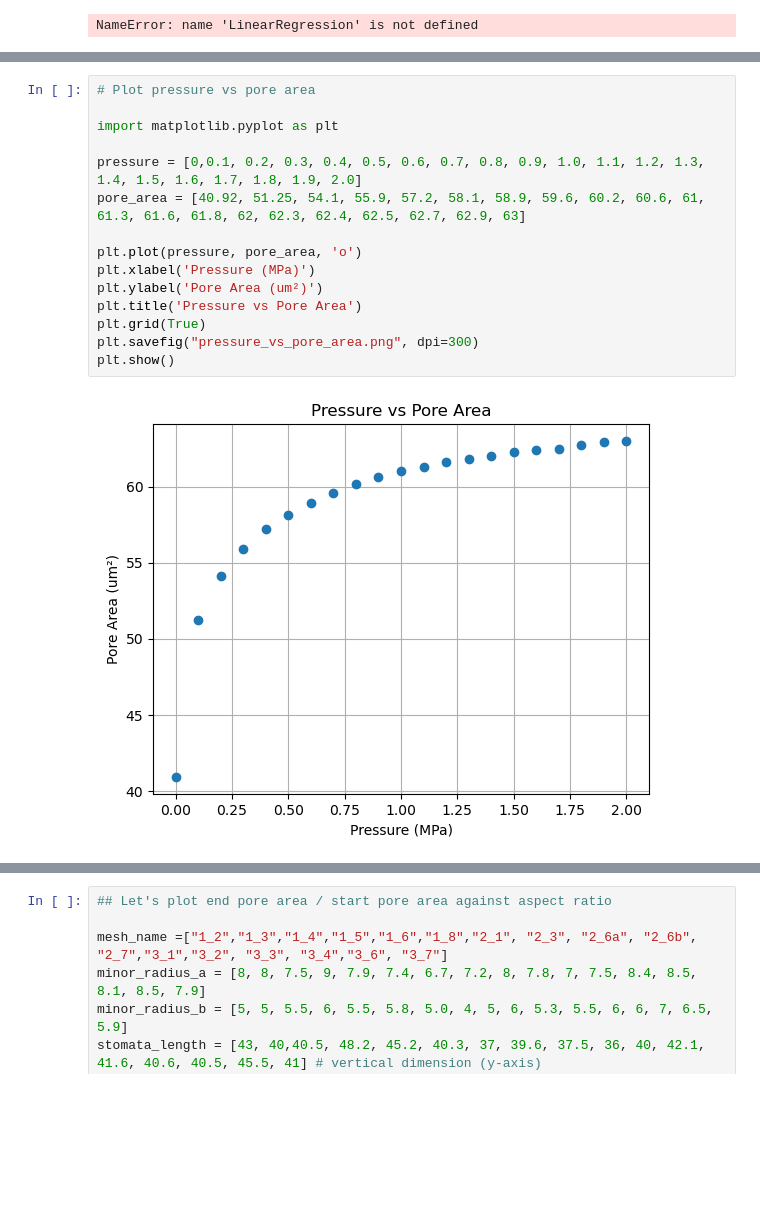
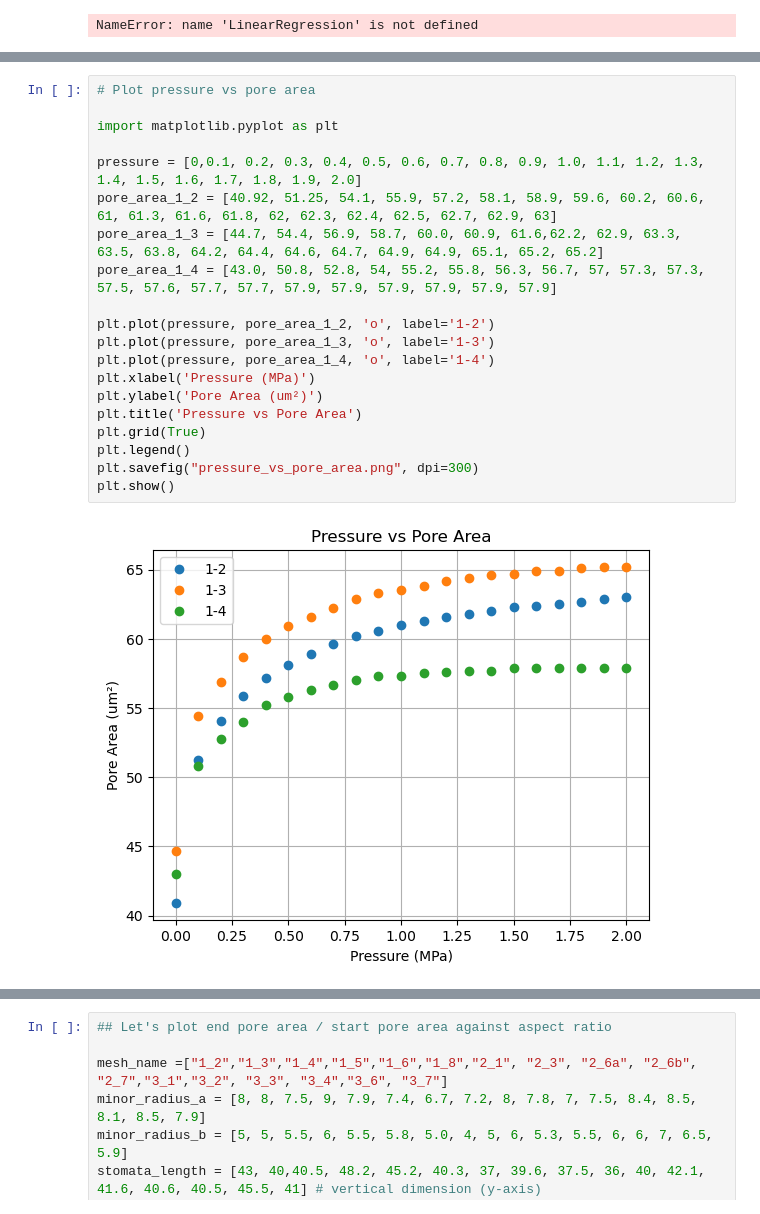
Before and after one commit to mtomtom/onion-stomatal-geometry, a Jupyter notebook: output/results.ipynb, the cells around one changed output, grey strips where cells are left out. Cells and saved outputs as stored; diff of their text form; blank space fills up the shorter version.

```diff
--- a/output/results.ipynb
+++ b/output/results.ipynb
@@ -1057,20 +1074,25 @@ NameError: name 'LinearRegression' is not defined
 # %%
 # Plot pressure vs pore area
 
 import matplotlib.pyplot as plt
 
 pressure = [0,0.1, 0.2, 0.3, 0.4, 0.5, 0.6, 0.7, 0.8, 0.9, 1.0, 1.1, 1.2, 1.3, 1.4, 1.5, 1.6, 1.7, 1.8, 1.9, 2.0]
-pore_area = [40.92, 51.25, 54.1, 55.9, 57.2, 58.1, 58.9, 59.6, 60.2, 60.6, 61, 61.3, 61.6, 61.8, 62, 62.3, 62.4, 62.5, 62.7, 62.9, 63]
+pore_area_1_2 = [40.92, 51.25, 54.1, 55.9, 57.2, 58.1, 58.9, 59.6, 60.2, 60.6, 61, 61.3, 61.6, 61.8, 62, 62.3, 62.4, 62.5, 62.7, 62.9, 63]
+pore_area_1_3 = [44.7, 54.4, 56.9, 58.7, 60.0, 60.9, 61.6,62.2, 62.9, 63.3, 63.5, 63.8, 64.2, 64.4, 64.6, 64.7, 64.9, 64.9, 65.1, 65.2, 65.2]
+pore_area_1_4 = [43.0, 50.8, 52.8, 54, 55.2, 55.8, 56.3, 56.7, 57, 57.3, 57.3, 57.5, 57.6, 57.7, 57.7, 57.9, 57.9, 57.9, 57.9, 57.9, 57.9]
 
-plt.plot(pressure, pore_area, 'o')
+plt.plot(pressure, pore_area_1_2, 'o', label='1-2')
+plt.plot(pressure, pore_area_1_3, 'o', label='1-3')
+plt.plot(pressure, pore_area_1_4, 'o', label='1-4')
 plt.xlabel('Pressure (MPa)')
 plt.ylabel('Pore Area (um²)')
 plt.title('Pressure vs Pore Area')
 plt.grid(True)
+plt.legend()
 plt.savefig("pressure_vs_pore_area.png", dpi=300)
 plt.show()
 # %% [output]
-[figure, old version]
+[figure, new version]
 # %%
 ## Mesh inflations (23rd July)
 ##E1E2E3 = 100, pressure = 2MPa
```
Also changed, not shown: parts of 2 cells of this notebook.
